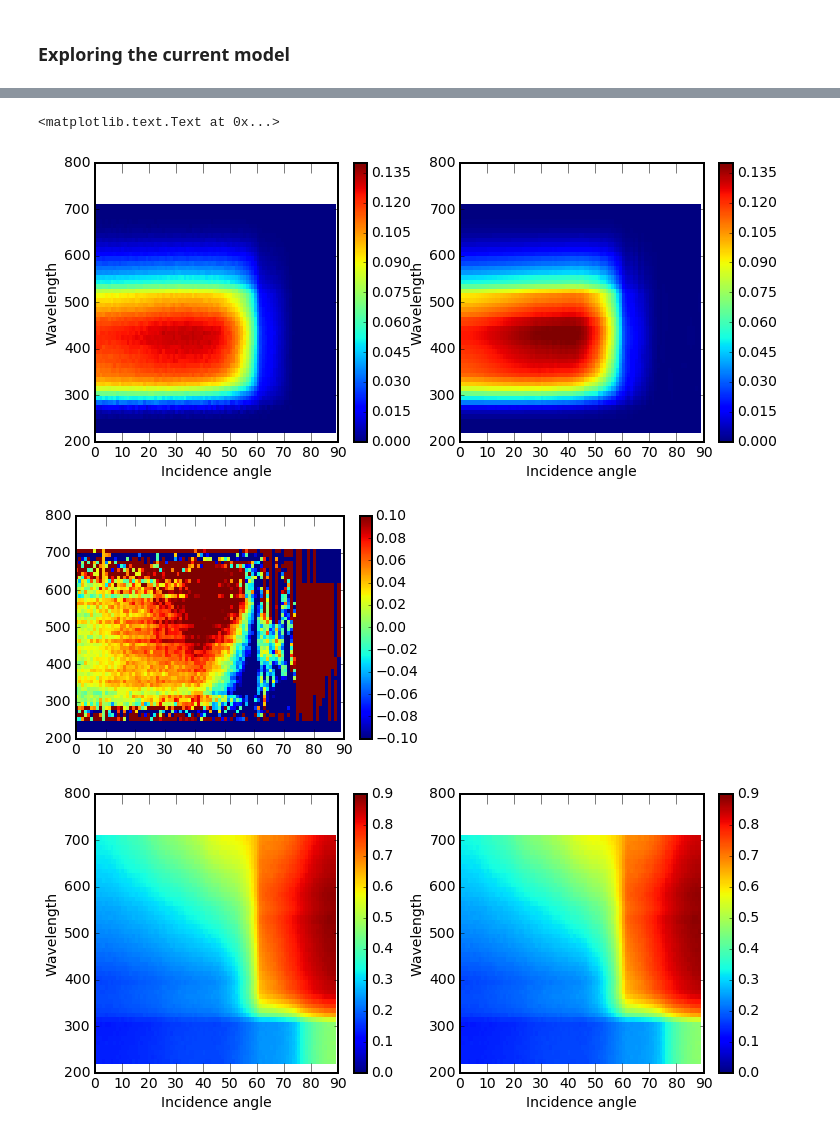
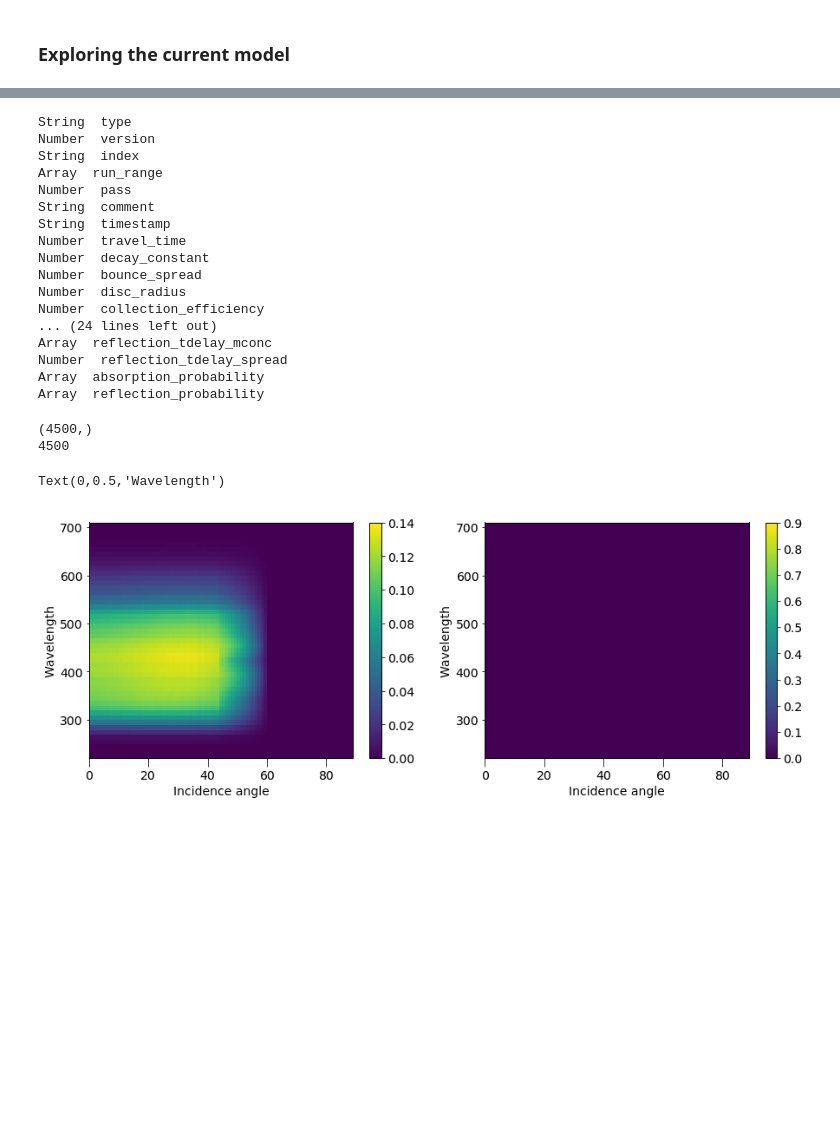
Before and after one commit to jpyanez/ipython_notebooks, a Jupyter notebook: SNOplus/greydisc/GreyDiscModels.ipynb, the cells around one changed output, grey strips where cells are left out. Drawn from its saved outputs; the diff is of its cells as text; code cells hidden in the pictures; blank space fills up the shorter version.

```diff
--- a/SNOplus/greydisc/GreyDiscModels.ipynb
+++ b/SNOplus/greydisc/GreyDiscModels.ipynb
@@ -17 +17,6 @@ reload(ratdb_reader)
+# %%
+#gd_0 = '/home/jpyanez/snoplus/software/rat-jp/data/GREY_DISC_PARAMETERS_MOD.ratdb'
+gd_0 = '/home/jpyanez/snoplus/software/rat-jp/data/GREY_DISC_PARAMETERS.ratdb'
+gd_tmp = '/home/jpyanez/snoplus/GREY_DISC_PARAMETERS_MODtemplate.ratdb'
+gd_mod = '/home/jpyanez/snoplus/software/rat-jp/data/GREY_DISC_PARAMETERS_MOD2.ratdb'
 # %%
@@ -50,48 +108,52 @@ Array  reflection_probability
+# %%
+greydisc_mod = ratdb_reader.readfile(gd_mod)
+# %% [output]
+String  type
+Number  version
+String  index
+Array  run_range
+Number  pass
+String  comment
+String  timestamp
+Number  travel_time
+Number  decay_constant
+Number  bounce_spread
+Number  disc_radius
+Number  collection_efficiency
+... (24 lines left out)
+Array  reflection_tdelay_mconc
+Number  reflection_tdelay_spread
+Array  absorption_probability
+Array  reflection_probability
+# %%
+print greydisc_mod['reflection_probability'].shape
+print 50*90
+# %% [output]
+(4500,)
+4500
 # %%
-abs1 = greydisc1['absorption_probability'].reshape([50,90])
-ref1 = greydisc1['reflection_probability'].reshape([50,90])
-abs2 = greydisc2['absorption_probability'].reshape([50,90])
-ref2 = greydisc2['reflection_probability'].reshape([50,90])
+abs1 = greydisc_mod['absorption_probability'].reshape([50,90])
+ref1 = greydisc_mod['reflection_probability'].reshape([50,90])
+#abs2 = greydisc2['absorption_probability'].reshape([50,90])
+#ref2 = greydisc2['reflection_probability'].reshape([50,90])
 # %%
 xaxis = range(0,90)
 yaxis = range(220, 720, 10)
 
-myfig1 = plt.figure(figsize = (12,5))
+myfig1 = plt.figure(figsize = (15,5))
 myfig1.add_subplot(121)
 plt.pcolor(xaxis, yaxis, abs1,
           vmin=0, vmax=0.14)
 plt.colorbar()
 plt.xlabel('Incidence angle')
 plt.ylabel('Wavelength')
 
 myfig1.add_subplot(122)
-plt.pcolor(xaxis, yaxis, abs2,
-          vmin=0, vmax=0.14)
-plt.colorbar()
-plt.xlabel('Incidence angle')
-plt.ylabel('Wavelength')
-
-plt.figure()
-plt.pcolor(xaxis, yaxis, (abs2-abs1)/abs1)
-plt.colorbar()
-
-myfig2 = plt.figure(figsize = (12,5))
-
-myfig2.add_subplot(121)
 plt.pcolor(xaxis, yaxis, ref1,
           vmin=0, vmax=0.9)
 plt.colorbar()
 plt.xlabel('Incidence angle')
 plt.ylabel('Wavelength')
-
-myfig2.add_subplot(122)
-plt.pcolor(xaxis, yaxis, ref2,
-          vmin=0, vmax=0.9)
-plt.colorbar()
-plt.xlabel('Incidence angle')
-plt.ylabel('Wavelength')
 # %% [output]
-<matplotlib.text.Text at 0x...>
+Text(0,0.5,'Wavelength')
-[figure, old version]
+[figure, new version]
-[figure, removed]
-[figure, removed]
```
Also changed, not shown: parts of 12 cells of this notebook.
